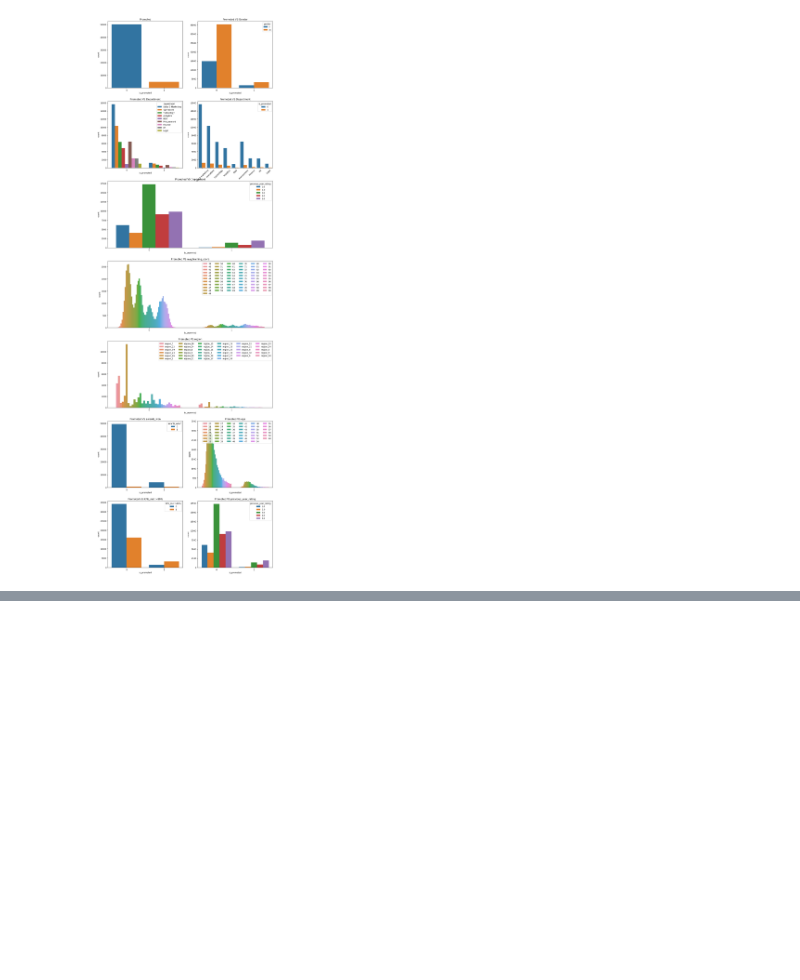
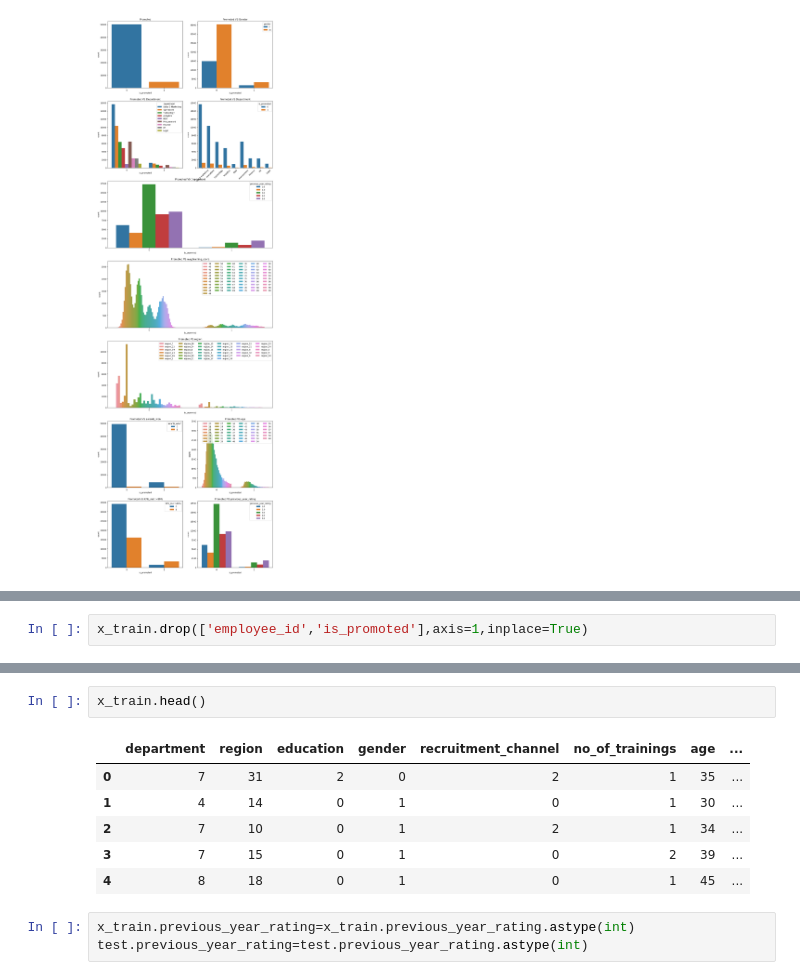
Before and after one commit to vishuvardhan16/HR-Analytics, a Jupyter notebook: HR Analytics.ipynb, the cells around one changed output, grey strips where cells are left out. Drawn from its saved outputs; the diff is of its cells as text; blank space fills up the shorter version.

```diff
--- a/HR Analytics.ipynb
+++ b/HR Analytics.ipynb
@@ -545,0 +618,2 @@ plt.show()
+# %%
+x_train.drop(['employee_id','is_promoted'],axis=1,inplace=True)
@@ -545,0 +629,12 @@ plt.show()
+# %%
+x_train.head()
+# %% [output]
+|  | department | region | education | gender | recruitment_channel | no_of_trainings | age | ... |
+| 0 | 7 | 31 | 2 | 0 | 2 | 1 | 35 | ... |
+| 1 | 4 | 14 | 0 | 1 | 0 | 1 | 30 | ... |
+| 2 | 7 | 10 | 0 | 1 | 2 | 1 | 34 | ... |
+| 3 | 7 | 15 | 0 | 1 | 0 | 2 | 39 | ... |
+| 4 | 8 | 18 | 0 | 1 | 0 | 1 | 45 | ... |
+# %%
+x_train.previous_year_rating=x_train.previous_year_rating.astype(int)
+test.previous_year_rating=test.previous_year_rating.astype(int)
```
Also changed, not shown: parts of 33 cells of this notebook.
